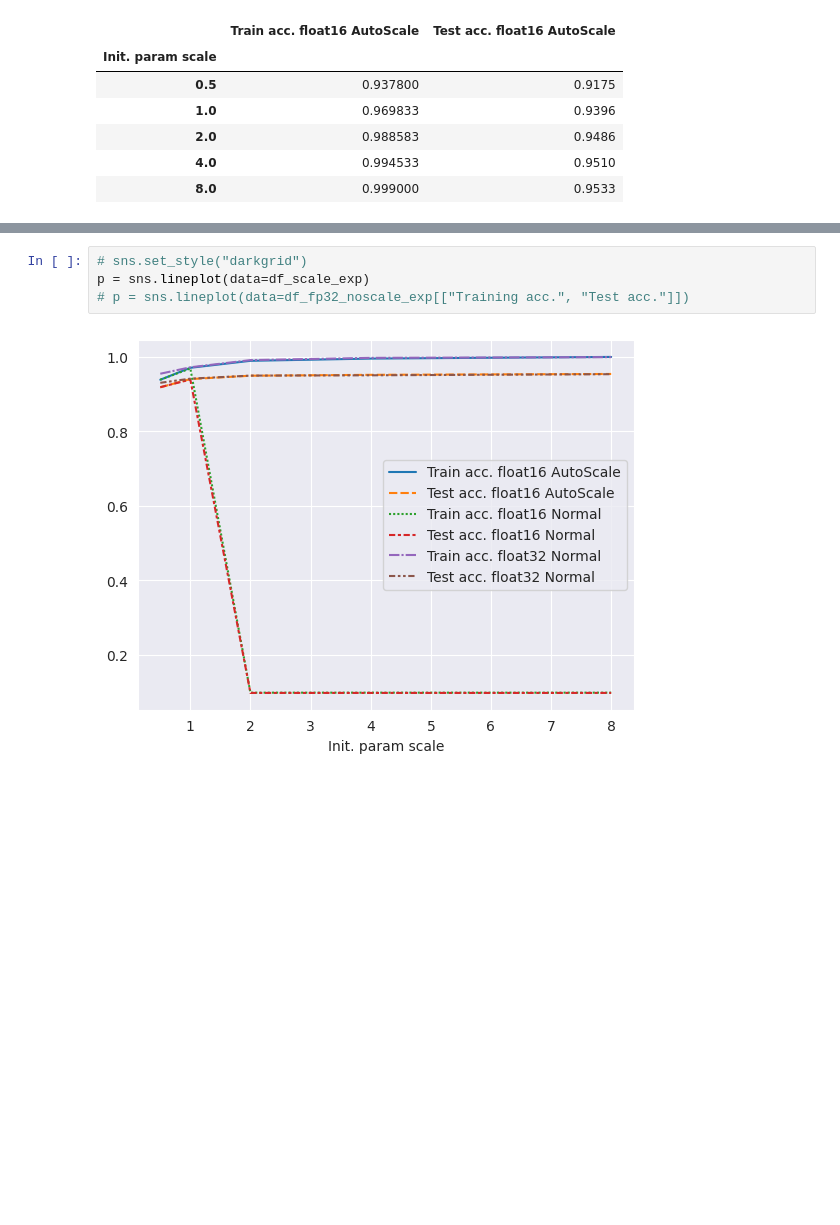
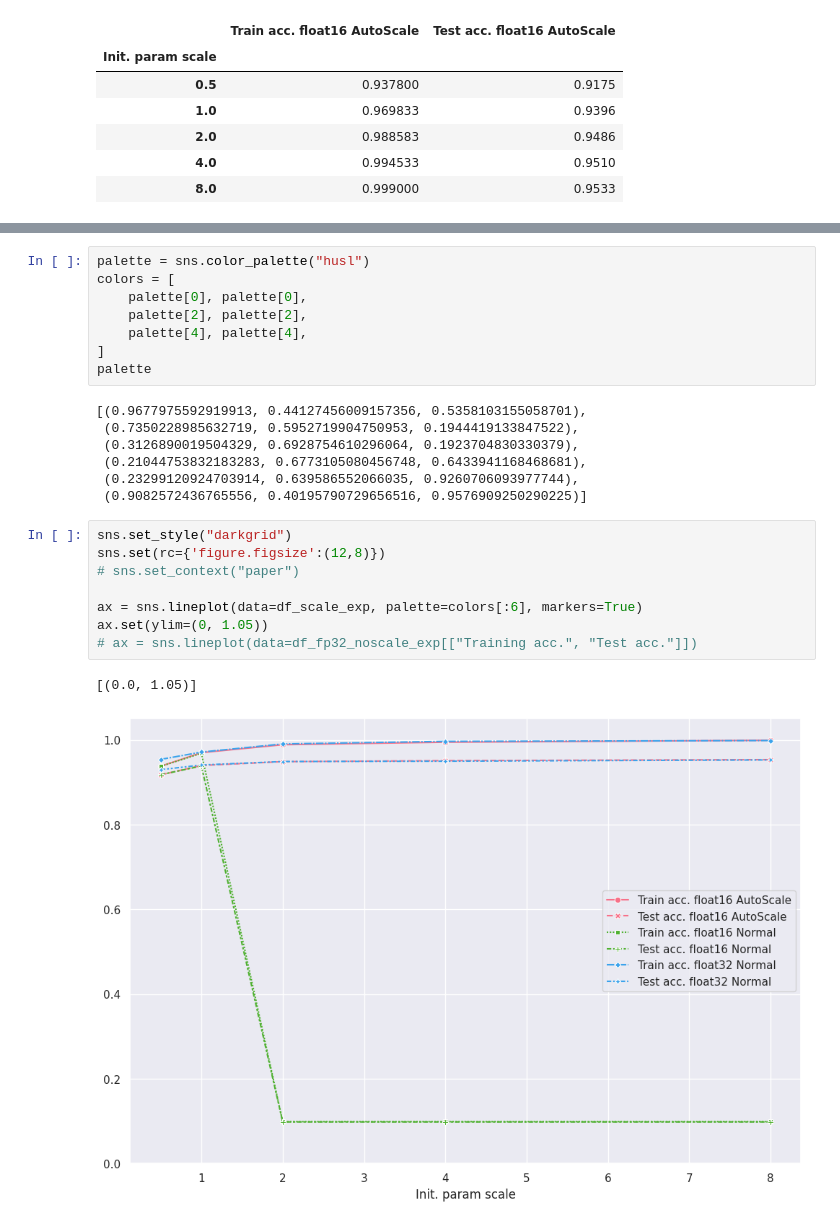
Before and after one commit to graphcore-research/jax-scalify, a Jupyter notebook: experiments/mnist/mnist_experiments_plot.ipynb, the cells around one changed output, grey strips where cells are left out. Cells and saved outputs as stored; diff of their text form; blank space fills up the shorter version.

```diff
--- a/experiments/mnist/mnist_experiments_plot.ipynb
+++ b/experiments/mnist/mnist_experiments_plot.ipynb
@@ -89,12 +89,32 @@ df_scale_exp
 | 2.0 | 0.988583 | 0.9486 | 0.098717 | 0.0980 | ... |
 | 4.0 | 0.994533 | 0.9510 | 0.098717 | 0.0980 | ... |
 | 8.0 | 0.999000 | 0.9533 | 0.098717 | 0.0980 | ... |
+# %%
+palette = sns.color_palette("husl")
+colors = [
+    palette[0], palette[0],
+    palette[2], palette[2],
+    palette[4], palette[4],
+]
+palette
+# %% [output]
+[(0.9677975592919913, 0.44127456009157356, 0.5358103155058701),
+ (0.7350228985632719, 0.5952719904750953, 0.1944419133847522),
+ (0.3126890019504329, 0.6928754610296064, 0.1923704830330379),
+ (0.21044753832183283, 0.6773105080456748, 0.6433941168468681),
+ (0.23299120924703914, 0.639586552066035, 0.9260706093977744),
+ (0.9082572436765556, 0.40195790729656516, 0.9576909250290225)]
 # %%
-# sns.set_style("darkgrid")
-p = sns.lineplot(data=df_scale_exp)
-# p = sns.lineplot(data=df_fp32_noscale_exp[["Training acc.", "Test acc."]])
+sns.set_style("darkgrid")
+sns.set(rc={'figure.figsize':(12,8)})
+# sns.set_context("paper")
+
+ax = sns.lineplot(data=df_scale_exp, palette=colors[:6], markers=True)
+ax.set(ylim=(0, 1.05))
+# ax = sns.lineplot(data=df_fp32_noscale_exp[["Training acc.", "Test acc."]])
 # %% [output]
+[(0.0, 1.05)]
-[figure, old version]
+[figure, new version]
 # %%
 def filter_learning_rate_exp(df, autoscale: bool, training_dtype: str):
     mask = df["Init. param scale"] == 1
```
Also changed, not shown: parts of 5 cells of this notebook.
